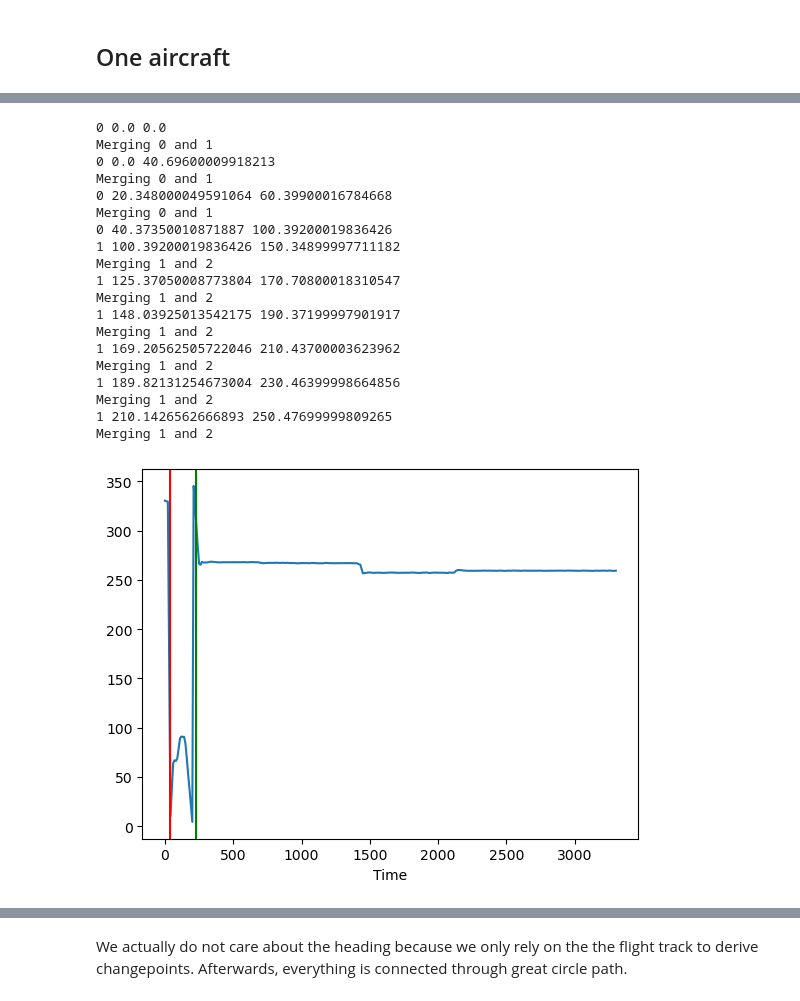
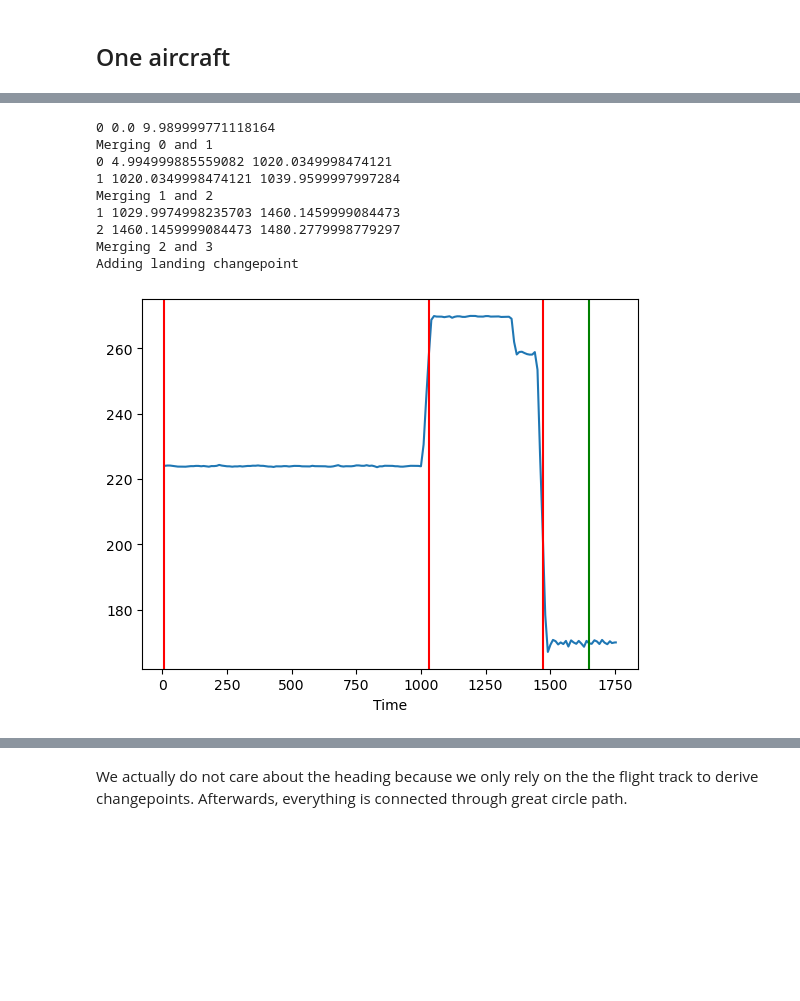
Before and after one commit to thinhhoang95/XFD, a Jupyter notebook: flow-detection/get_turn.ipynb, the cells around one changed output, grey strips where cells are left out. Drawn from its saved outputs; the diff is of its cells as text; code cells hidden in the pictures; blank space fills up the shorter version.

```diff
--- a/flow-detection/get_turn.ipynb
+++ b/flow-detection/get_turn.ipynb
@@ -39,7 +39,7 @@ Number of unique idents: 7244
 ## One aircraft
 # %%
 # Get the first ident
-ident = 'AAR8947_71c265' # idents[6]
+ident = idents[3]
 df_ident = df[df['ident'] == ident]
 df_ident.head()
 # %% [output]
@@ -115,12 +167,23 @@ tp_lat = []
 tp_lon = []
 tp_time = []
 
+# Detection of takeoffs
+t_takeoff = take_off_detection(alt)
+t_landing = landing_detection(alt)
+
 # One final changepoint at the end of the flight or when the aircraft lands
-landed_at = np.where(alt < 500)[0]
-if len(landed_at) > 0:
-    changepoints = np.append(changepoints, landed_at[0])
+if t_landing != -1:
+    changepoints = np.append(changepoints, t_landing)
+    # Delete all the changepoints after the aircraft landed
+    changepoints = changepoints[changepoints <= t_landing]
+    flight_not_landed_yet = False
 else:
     changepoints = np.append(changepoints, len(hdg_compensated)-1)
+
+if t_takeoff != -1:
+    changepoints = np.insert(changepoints, 0, t_takeoff)
+    # Delete all the changepoints before the aircraft took off
+    changepoints = changepoints[changepoints >= t_takeoff]
 
 for i in range(len(changepoints)-1):
     tp_lat.append(lat[changepoints[i]])
@@ -147,51 +210,62 @@ for i, cp in enumerate(changepoints):
 # Merge changepoints that are too close to each other
 i = 0
 while i < len(tp_lat)-1:
     print(i, tp_time[i], tp_time[i+1])
     if (tp_time[i+1] - tp_time[i]) < 60:
         print(f'Merging {i} and {i+1}')
         tp_lat[i] = (tp_lat[i] + tp_lat[i+1]) / 2
         tp_lon[i] = (tp_lon[i] + tp_lon[i+1]) / 2
         tp_time[i] = (tp_time[i] + tp_time[i+1]) / 2
         # tp_from_hdg[i] = (tp_from_hdg[i] + tp_from_hdg[i+1]) / 2
         # tp_to_hdg[i] = (tp_to_hdg[i] + tp_to_hdg[i+1]) / 2
         tp_lat.pop(i+1)
         tp_lon.pop(i+1)
         tp_time.pop(i+1)
         # tp_from_hdg.pop(i+1)
         # tp_to_hdg.pop(i+1)
     else:
         i += 1
 
+# Add takeoff and landing to the changepoints
+if t_takeoff != -1:
+    if len(tp_time) > 0:
+        if tp_time[0] > rlastposupdate[t_takeoff]:
+            print('Adding takeoff changepoint')
+            tp_lat.insert(0, lat[t_takeoff])
+            tp_lon.insert(0, lon[t_takeoff])
+            tp_time.insert(0, rlastposupdate[t_takeoff])
+    # tp_from_hdg.insert(0, hdg_compensated[0])
+    # tp_to_hdg.insert(0, hdg_compensated[t_takeoff])
+
+if t_landing != -1:
+    if len(tp_time) > 0:
+        if tp_time[-1] < rlastposupdate[t_landing]:
+            print('Adding landing changepoint')
+            tp_lat.append(lat[t_landing])
+            tp_lon.append(lon[t_landing])
+            tp_time.append(rlastposupdate[t_landing])
+    # tp_from_hdg.append(hdg_compensated[t_landing])
+    # tp_to_hdg.append(hdg_compensated[-1])
+
 # Plot the changepoints
 plt.plot(rlastposupdate[1:], hdg_compensated[1:])
 for i, cp in enumerate(tp_time):
     if i == len(tp_time)-1:
         plt.axvline(x=tp_time[i], color='g')
     else:
         plt.axvline(x=tp_time[i], color='r')
     plt.xlabel('Time')
 # %% [output]
-0 0.0 0.0
+0 0.0 9.989999771118164
 Merging 0 and 1
-0 0.0 40.69600009918213
-Merging 0 and 1
-0 20.348000049591064 60.39900016784668
-Merging 0 and 1
-0 40.37350010871887 100.39200019836426
-1 100.39200019836426 150.34899997711182
+0 4.994999885559082 1020.0349998474121
+1 1020.0349998474121 1039.9599997997284
 Merging 1 and 2
-1 125.37050008773804 170.70800018310547
-Merging 1 and 2
-1 148.03925013542175 190.37199997901917
-Merging 1 and 2
-1 169.20562505722046 210.43700003623962
-Merging 1 and 2
-1 189.82131254673004 230.46399998664856
-Merging 1 and 2
-1 210.1426562666893 250.47699999809265
-Merging 1 and 2
+1 1029.9974998235703 1460.1459999084473
+2 1460.1459999084473 1480.2779998779297
+Merging 2 and 3
+Adding landing changepoint
-[figure, old version]
+[figure, new version]
 # %%
 # Reconstruct the approximate flight path
 plt.figure(figsize=(6,6))
```
Also changed, not shown: parts of 12 cells of this notebook, 3 other files.
